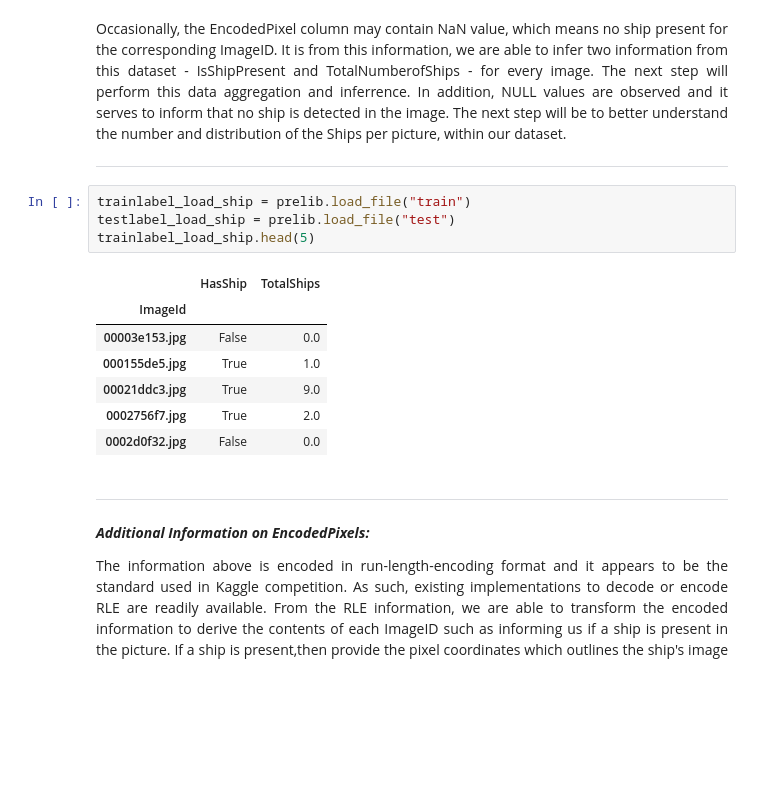
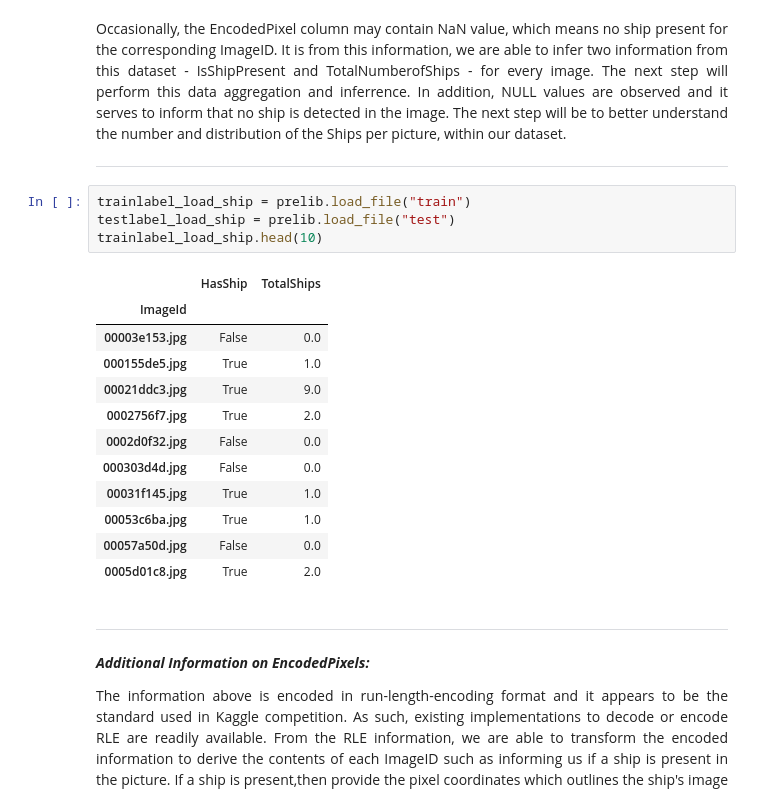
Before and after one commit to kevin5k/CE7454_2018_Project_Group11, a Jupyter notebook: data_preprocess/data_exploration.ipynb, the cells around one changed output. Saved outputs shown, nothing was run; the diff lists cells and outputs as text; blank space fills up the shorter version.

```diff
--- a/data_preprocess/data_exploration.ipynb
+++ b/data_preprocess/data_exploration.ipynb
@@ -95,15 +112,20 @@ Total Number of images found --> 104070
 # %%
 trainlabel_load_ship = prelib.load_file("train")
 testlabel_load_ship = prelib.load_file("test")
-trainlabel_load_ship.head(5)
+trainlabel_load_ship.head(10)
 # %% [output]
 |  | HasShip | TotalShips |
 | ImageId |  |  |
 | 00003e153.jpg | False | 0.0 |
 | 000155de5.jpg | True | 1.0 |
 | 00021ddc3.jpg | True | 9.0 |
 | 0002756f7.jpg | True | 2.0 |
 | 0002d0f32.jpg | False | 0.0 |
+| 000303d4d.jpg | False | 0.0 |
+| 00031f145.jpg | True | 1.0 |
+| 00053c6ba.jpg | True | 1.0 |
+| 00057a50d.jpg | False | 0.0 |
+| 0005d01c8.jpg | True | 2.0 |
 # %% [markdown]
 ***
 *__Additional Information on EncodedPixels:__*
```
Also changed, not shown: parts of 9 cells of this notebook.
